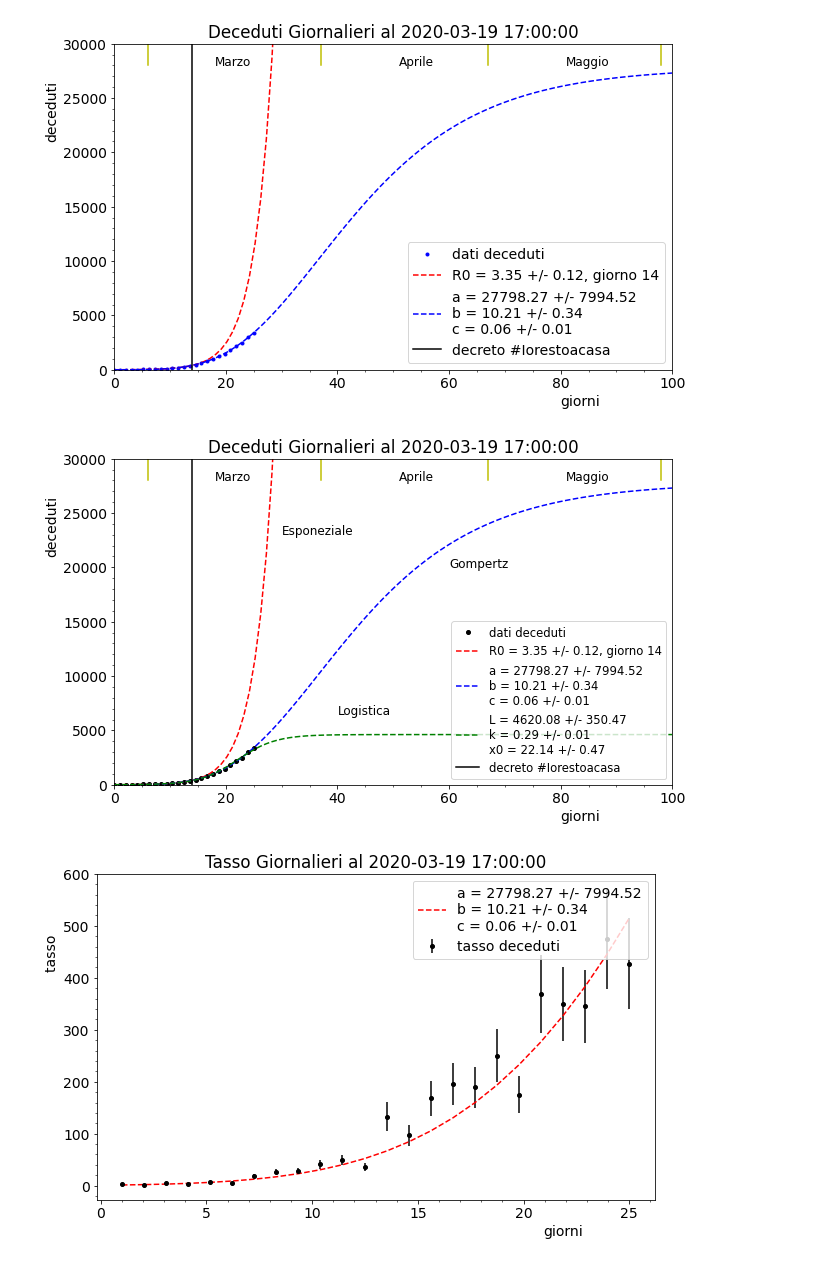
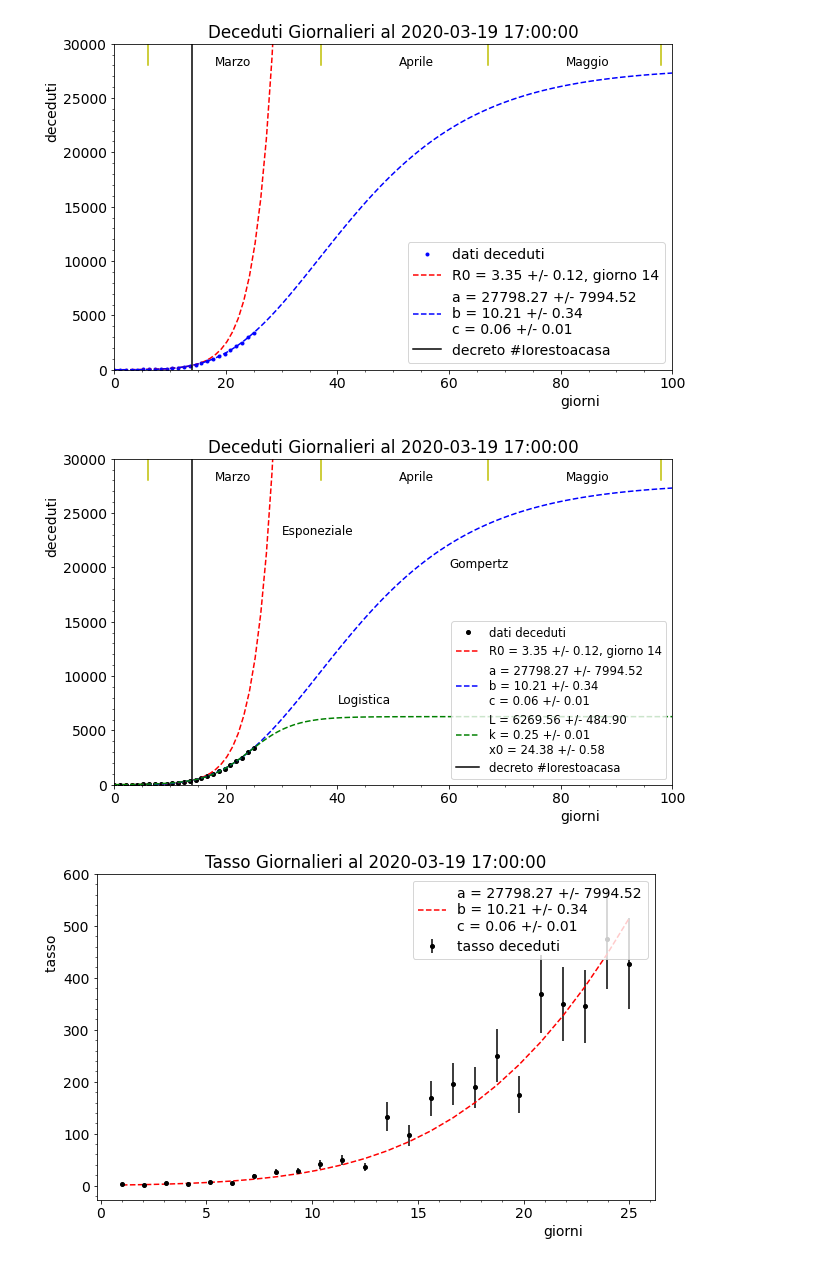
Before and after one commit to lorenzopaolucci/studenti, a Jupyter notebook: covid19.ipynb, the cells around one changed output. Saved outputs shown, nothing was run; the diff lists cells and outputs as text; code cells hidden in the pictures.

```diff
--- a/covid19.ipynb
+++ b/covid19.ipynb
@@ -98,10 +98,16 @@ min_log_fit = 8
 popt_l,pcov_l = curve_fit(Logistic,x[x>min_log_fit], df['deceduti'][x>min_log_fit],
                           p0=[4000.,4., 10.], sigma=err[x>min_log_fit])
 perr_l = np.sqrt(np.diag(pcov_l))
+popt_l_0,pcov_l_0 = curve_fit(Logistic,x[x>min_log_fit], df['deceduti'][x>min_log_fit],
+                          p0=[4000.,4., 10.])
+perr_l_0 = np.sqrt(np.diag(pcov_l_0))
 x=np.linspace(0,50,50)
 ax.plot(x, Exp(x, *popt_e), 'r--', label='R0 = {0:.2f} +/- {1:.2f}, giorno {2:d}'.format(popt_e[1], perr_e[1], max_exp_fit))
-ax.plot(x, Logistic(x, *popt_l), 'g--', label='L = {0:.2f} +/- {1:.2f}\nk = {2:.2f} +/- {3:.2f} \
+ax.plot(x, Logistic(x, *popt_l), 'c--', label='L = {0:.2f} +/- {1:.2f}\nk = {2:.2f} +/- {3:.2f} \
 \nx0 = {4:.2f} +/- {5:.2f}'.format(popt_l[0], perr_l[0], popt_l[1], perr_l[1], popt_l[2], perr_l[2]))
+
+ax.plot(x, Logistic(x, *popt_l_0), 'g--', label='L = {0:.2f} +/- {1:.2f}\nk = {2:.2f} +/- {3:.2f} \
+\nx0 = {4:.2f} +/- {5:.2f}'.format(popt_l_0[0], perr_l_0[0], popt_l_0[1], perr_l_0[1], popt_l_0[2], perr_l_0[2]))
 #ax.set_yscale('log')
 ax.set_xlim(0,50)
 ax.set_ylim(0,7000)
@@ -158,36 +164,36 @@ plt.show()
 # %%
 fig, ax = plt.subplots(figsize=(10,6))
 x = np.linspace(0, len(df['data']), len(df['data']))
 ax.plot(x, df['deceduti'], 'k.', markersize=8, label='dati deceduti')
 x=np.linspace(0,100,100)
 ax.plot(x, Exp(x, *popt_e), 'r--', label='R0 = {0:.2f} +/- {1:.2f}, giorno {2:d}'.format(popt_e[1], perr_e[1], max_exp_fit))
 ax.plot(x, Gompertz(x, *popt_g), 'b--', label='a = {0:.2f} +/- {1:.2f}\nb = {2:.2f} +/- {3:.2f} \
 \nc = {4:.2f} +/- {5:.2f}'.format(popt_g[0], perr_g[0], popt_g[1], perr_g[1], popt_g[2], perr_g[2]))
-ax.plot(x, Logistic(x, *popt_l), 'g--', label='L = {0:.2f} +/- {1:.2f}\nk = {2:.2f} +/- {3:.2f} \
-\nx0 = {4:.2f} +/- {5:.2f}'.format(popt_l[0], perr_l[0], popt_l[1], perr_l[1], popt_l[2], perr_l[2]))
+ax.plot(x, Logistic(x, *popt_l_0), 'g--', label='L = {0:.2f} +/- {1:.2f}\nk = {2:.2f} +/- {3:.2f} \
+\nx0 = {4:.2f} +/- {5:.2f}'.format(popt_l_0[0], perr_l_0[0], popt_l_0[1], perr_l_0[1], popt_l_0[2], perr_l_0[2]))
 
 #ax.set_yscale('log')
 ax.set_xlim(0,100)
 ax.set_ylim(0,30000)
 ax.plot([14,14], [0,30000], 'k-', label='decreto #Iorestoacasa')
 ax.plot([6,6], [28000,30000], 'y-')
 ax.plot([6+31,6+31], [28000,30000], 'y-')
 ax.plot([6+31+30,6+31+30], [28000,30000], 'y-')
 ax.plot([6+31+30+31,6+31+30+31], [28000,30000], 'y-')
 ax.text(6+12, 28000, 'Marzo', fontsize=12)
 ax.text(6+45, 28000, 'Aprile', fontsize=12)
 ax.text(6+75, 28000, 'Maggio', fontsize=12)
 ax.text(30, 23000, 'Esponeziale', fontsize=12)
 ax.text(60, 20000, 'Gompertz', fontsize=12)
-ax.text(40, 6500, 'Logistica', fontsize=12)
+ax.text(40, 7500, 'Logistica', fontsize=12)
 ax.legend(loc=4, prop={'size':'small'})
 ax.set_title('Deceduti Giornalieri al '+str(np.array(df['data'])[-1]))
 ax.set_xlabel('giorni', horizontalalignment = 'left', x=0.8)
 ax.set_ylabel('deceduti', horizontalalignment = 'left', y=0.7)
 plt.minorticks_on()
 plt.show()
 # %% [output]
-[figure, old version]
+[figure, new version]
 # %%
 # world data
 # https://www.ecdc.europa.eu/sites/default/files/documents/COVID-19-geographic-disbtribution-worldwide-2020-03-17.xlsx
```
Also changed, not shown: parts of 12 cells of this notebook.
